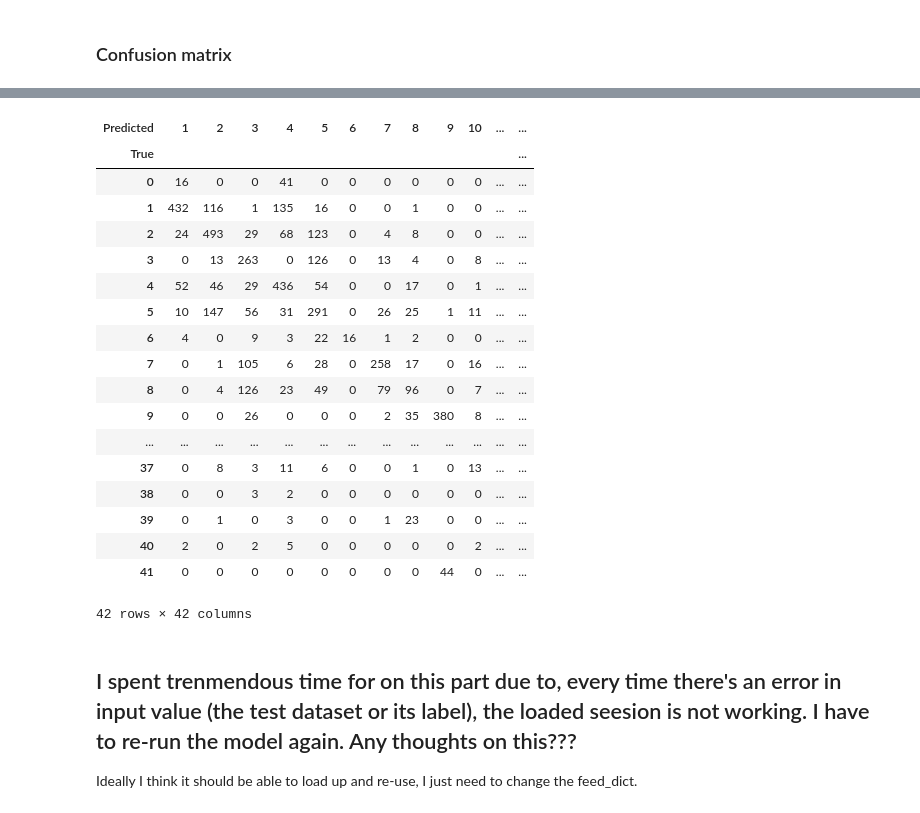
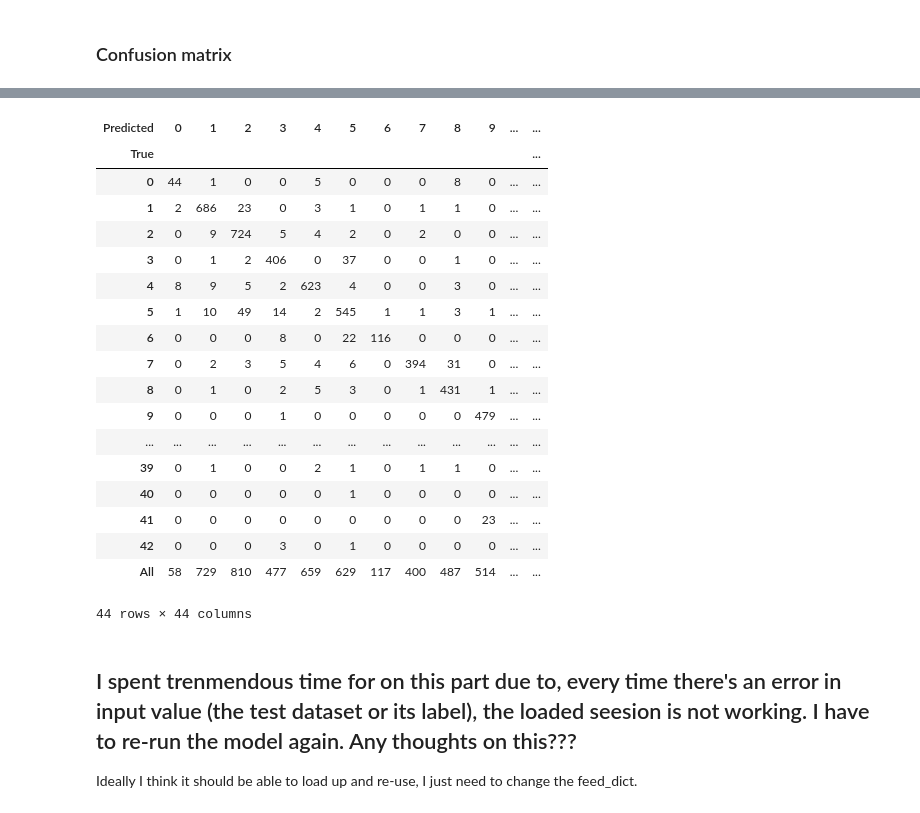
Before and after one commit to shadowind/TrafficSignClassificationCNN, a Jupyter notebook: Traffic_Sign_Classifier.ipynb, the cells around one changed output, grey strips where cells are left out. Saved outputs shown, nothing was run; the diff lists cells and outputs as text; code cells hidden in the pictures.

```diff
--- a/Traffic_Sign_Classifier.ipynb
+++ b/Traffic_Sign_Classifier.ipynb
@@ -722,25 +623,25 @@ Show first 5 classes performance scores:
-# %%
-confusion_table[0:41][0:42]
-# %% [output]
-| Predicted | 1 | 2 | 3 | 4 | 5 | 6 | 7 | 8 | 9 | 10 | ... | ... |
-| True |  |  |  |  |  |  |  |  |  |  |  | ... |
-| 0 | 16 | 0 | 0 | 41 | 0 | 0 | 0 | 0 | 0 | 0 | ... | ... |
-| 1 | 432 | 116 | 1 | 135 | 16 | 0 | 0 | 1 | 0 | 0 | ... | ... |
-| 2 | 24 | 493 | 29 | 68 | 123 | 0 | 4 | 8 | 0 | 0 | ... | ... |
-| 3 | 0 | 13 | 263 | 0 | 126 | 0 | 13 | 4 | 0 | 8 | ... | ... |
-| 4 | 52 | 46 | 29 | 436 | 54 | 0 | 0 | 17 | 0 | 1 | ... | ... |
-| 5 | 10 | 147 | 56 | 31 | 291 | 0 | 26 | 25 | 1 | 11 | ... | ... |
-| 6 | 4 | 0 | 9 | 3 | 22 | 16 | 1 | 2 | 0 | 0 | ... | ... |
-| 7 | 0 | 1 | 105 | 6 | 28 | 0 | 258 | 17 | 0 | 16 | ... | ... |
-| 8 | 0 | 4 | 126 | 23 | 49 | 0 | 79 | 96 | 0 | 7 | ... | ... |
-| 9 | 0 | 0 | 26 | 0 | 0 | 0 | 2 | 35 | 380 | 8 | ... | ... |
-| ... | ... | ... | ... | ... | ... | ... | ... | ... | ... | ... | ... | ... |
-| 37 | 0 | 8 | 3 | 11 | 6 | 0 | 0 | 1 | 0 | 13 | ... | ... |
-| 38 | 0 | 0 | 3 | 2 | 0 | 0 | 0 | 0 | 0 | 0 | ... | ... |
-| 39 | 0 | 1 | 0 | 3 | 0 | 0 | 1 | 23 | 0 | 0 | ... | ... |
-| 40 | 2 | 0 | 2 | 5 | 0 | 0 | 0 | 0 | 0 | 2 | ... | ... |
-| 41 | 0 | 0 | 0 | 0 | 0 | 0 | 0 | 0 | 44 | 0 | ... | ... |
-42 rows × 42 columns
+# %%
+confusion_table
+# %% [output]
+| Predicted | 0 | 1 | 2 | 3 | 4 | 5 | 6 | 7 | 8 | 9 | ... | ... |
+| True |  |  |  |  |  |  |  |  |  |  |  | ... |
+| 0 | 44 | 1 | 0 | 0 | 5 | 0 | 0 | 0 | 8 | 0 | ... | ... |
+| 1 | 2 | 686 | 23 | 0 | 3 | 1 | 0 | 1 | 1 | 0 | ... | ... |
+| 2 | 0 | 9 | 724 | 5 | 4 | 2 | 0 | 2 | 0 | 0 | ... | ... |
+| 3 | 0 | 1 | 2 | 406 | 0 | 37 | 0 | 0 | 1 | 0 | ... | ... |
+| 4 | 8 | 9 | 5 | 2 | 623 | 4 | 0 | 0 | 3 | 0 | ... | ... |
+| 5 | 1 | 10 | 49 | 14 | 2 | 545 | 1 | 1 | 3 | 1 | ... | ... |
+| 6 | 0 | 0 | 0 | 8 | 0 | 22 | 116 | 0 | 0 | 0 | ... | ... |
+| 7 | 0 | 2 | 3 | 5 | 4 | 6 | 0 | 394 | 31 | 0 | ... | ... |
+| 8 | 0 | 1 | 0 | 2 | 5 | 3 | 0 | 1 | 431 | 1 | ... | ... |
+| 9 | 0 | 0 | 0 | 1 | 0 | 0 | 0 | 0 | 0 | 479 | ... | ... |
+| ... | ... | ... | ... | ... | ... | ... | ... | ... | ... | ... | ... | ... |
+| 39 | 0 | 1 | 0 | 0 | 2 | 1 | 0 | 1 | 1 | 0 | ... | ... |
+| 40 | 0 | 0 | 0 | 0 | 0 | 1 | 0 | 0 | 0 | 0 | ... | ... |
+| 41 | 0 | 0 | 0 | 0 | 0 | 0 | 0 | 0 | 0 | 23 | ... | ... |
+| 42 | 0 | 0 | 0 | 3 | 0 | 1 | 0 | 0 | 0 | 0 | ... | ... |
+| All | 58 | 729 | 810 | 477 | 659 | 629 | 117 | 400 | 487 | 514 | ... | ... |
+44 rows × 44 columns
 # %% [markdown]
 ## I spent trenmendous time for on this part due to, every time there's an error in input value (the test dataset or its label), the loaded seesion is not working. I have to re-run the model again. Any thoughts on this???
 Ideally I think it should be able to load up and re-use, I just need to change the feed_dict.
```
Also changed, not shown: parts of 48 cells of this notebook, 9 other files.
